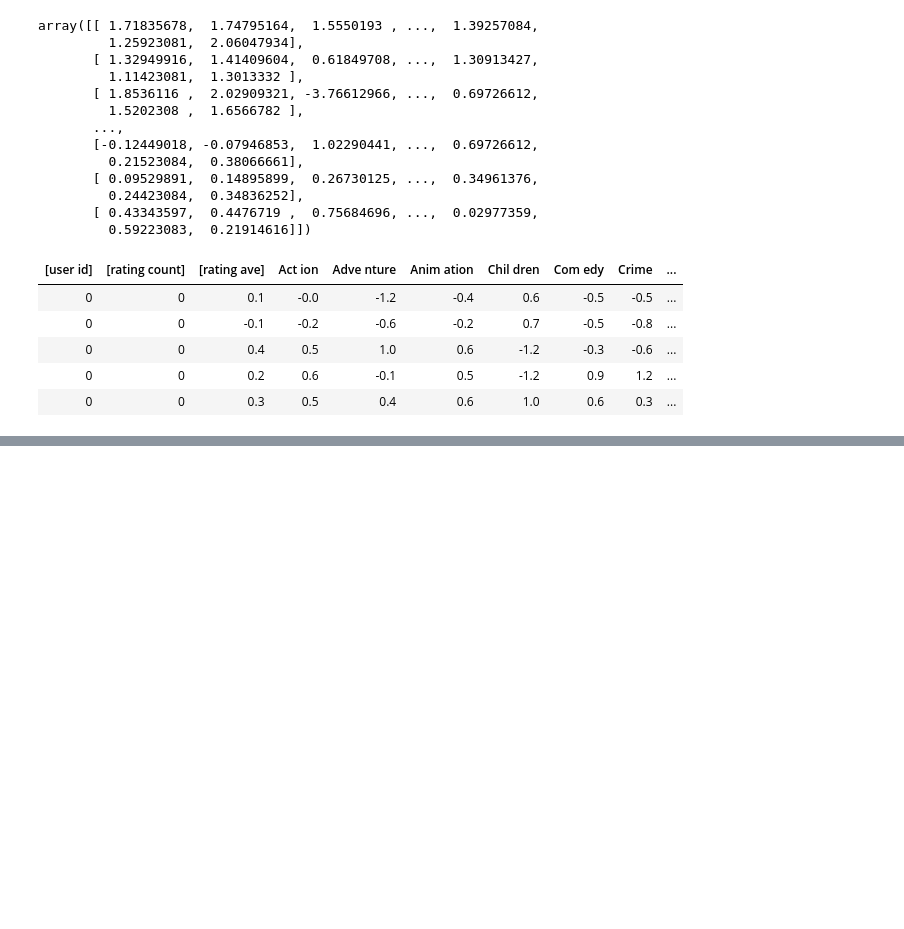
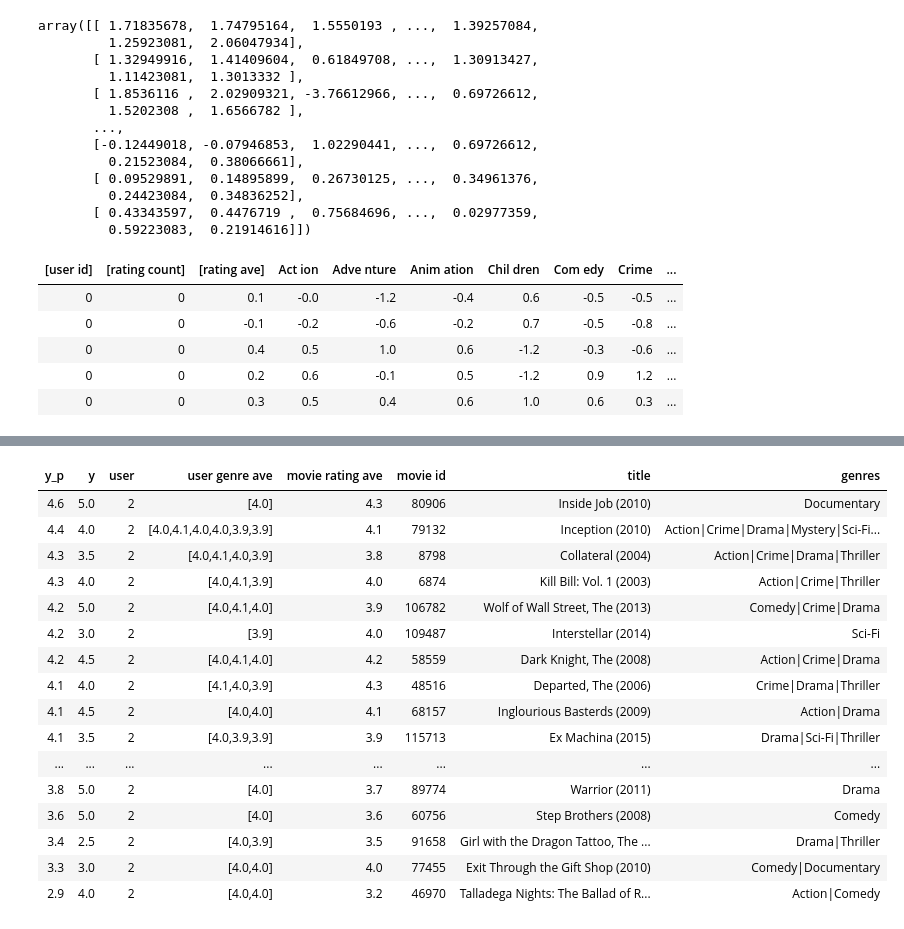
Before and after one commit to mosahle7/ML, a Jupyter notebook: movie-content-based-filtering-recommender-system.ipynb, the cells around one changed output, grey strips where cells are left out. Cells and saved outputs as stored; diff of their text form; code cells hidden in the pictures; blank space fills up the shorter version.

Commit message:
Kaggle Notebook | Movie Content Based Filtering Recommender System | Finished!

```diff
--- a/movie-content-based-filtering-recommender-system.ipynb
+++ b/movie-content-based-filtering-recommender-system.ipynb
@@ -383,0 +407,8 @@ print_train(user_train[:, u_s:], user_features, uvs, u_s, maxcount=5)
+# %%
+user_vec = np.array([[new_user_id, new_rating_count, new_rating_ave,
+                      new_action, new_adventure, new_animation, new_childrens,
+                      new_comedy, new_crime, new_documentary,
+                      new_drama, new_fantasy, new_horror, new_mystery,
+                      new_romance, new_scifi, new_thriller]])
+
+user_vec
@@ -383,0 +419,4 @@ print_train(user_train[:, u_s:], user_features, uvs, u_s, maxcount=5)
+# %%
+def gen_user_vecs(user_vec, num_items):
+    user_vecs = np.tile(user_vec, (num_items,1))
+    return user_vecs
@@ -383,0 +488,2 @@ print_train(user_train[:, u_s:], user_features, uvs, u_s, maxcount=5)
+# %%
+uid = 2
@@ -383,0 +538,49 @@ print_train(user_train[:, u_s:], user_features, uvs, u_s, maxcount=5)
+# %%
+def print_existing_user(y_p, y, user, items, ivs, uvs, movie_dict, maxcount=10):
+    """ print results of prediction for a user who was in the database.
+        Inputs are expected to be in sorted order, unscaled.
+    """
+    count = 0
+    disp = [["y_p", "y", "user", "user genre ave", "movie rating ave", "movie id", "title", "genres"]]
+    count = 0
+    for i in range(0, y.shape[0]):
+        if y[i, 0] != 0:  # zero means not rated
+            if count == maxcount:
+                break
+            count += 1
+            movie_id = items[i, 0].astype(int)
+
+            offsets = np.nonzero(items[i, ivs:] == 1)[0]
+            genre_ratings = user[i, uvs + offsets]
+            disp.append([y_p[i, 0], y[i, 0],
+                         user[i, 0].astype(int),      # userid
+                         np.array2string(genre_ratings,
+                                         formatter={'float_kind':lambda x: "%.1f" % x},
+                                         separator=',', suppress_small=True),
+                         items[i, 2].astype(float),    # movie average rating
+                         movie_id,
+                         movie_dict[movie_id]['title'],
+                         movie_dict[movie_id]['genres']])
+
+    table = tabulate.tabulate(disp, tablefmt='html', headers="firstrow", floatfmt=[".1f", ".1f", ".0f", ".2f", ".1f"])
+    return table
+# %%
+print_existing_user(sorted_ypu, sorted_y.reshape(-1,1), sorted_user, sorted_items, ivs, uvs, movie_dict, maxcount = 50)
+# %% [output]
+| y_p | y | user | user genre ave | movie rating ave | movie id | title | genres |
+| 4.6 | 5.0 | 2 | [4.0] | 4.3 | 80906 | Inside Job (2010) | Documentary |
+| 4.4 | 4.0 | 2 | [4.0,4.1,4.0,4.0,3.9,3.9] | 4.1 | 79132 | Inception (2010) | Action|Crime|Drama|Mystery|Sci-Fi... |
+| 4.3 | 3.5 | 2 | [4.0,4.1,4.0,3.9] | 3.8 | 8798 | Collateral (2004) | Action|Crime|Drama|Thriller |
+| 4.3 | 4.0 | 2 | [4.0,4.1,3.9] | 4.0 | 6874 | Kill Bill: Vol. 1 (2003) | Action|Crime|Thriller |
+| 4.2 | 5.0 | 2 | [4.0,4.1,4.0] | 3.9 | 106782 | Wolf of Wall Street, The (2013) | Comedy|Crime|Drama |
+| 4.2 | 3.0 | 2 | [3.9] | 4.0 | 109487 | Interstellar (2014) | Sci-Fi |
+| 4.2 | 4.5 | 2 | [4.0,4.1,4.0] | 4.2 | 58559 | Dark Knight, The (2008) | Action|Crime|Drama |
+| 4.1 | 4.0 | 2 | [4.1,4.0,3.9] | 4.3 | 48516 | Departed, The (2006) | Crime|Drama|Thriller |
+| 4.1 | 4.5 | 2 | [4.0,4.0] | 4.1 | 68157 | Inglourious Basterds (2009) | Action|Drama |
+| 4.1 | 3.5 | 2 | [4.0,3.9,3.9] | 3.9 | 115713 | Ex Machina (2015) | Drama|Sci-Fi|Thriller |
+| ... | ... | ... | ... | ... | ... | ... | ... |
+| 3.8 | 5.0 | 2 | [4.0] | 3.7 | 89774 | Warrior (2011) | Drama |
+| 3.6 | 5.0 | 2 | [4.0] | 3.6 | 60756 | Step Brothers (2008) | Comedy |
+| 3.4 | 2.5 | 2 | [4.0,3.9] | 3.5 | 91658 | Girl with the Dragon Tattoo, The ... | Drama|Thriller |
+| 3.3 | 3.0 | 2 | [4.0,4.0] | 4.0 | 77455 | Exit Through the Gift Shop (2010) | Comedy|Documentary |
+| 2.9 | 4.0 | 2 | [4.0,4.0] | 3.2 | 46970 | Talladega Nights: The Ballad of R... | Action|Comedy |
```
Also changed, not shown: parts of 18 cells of this notebook.
